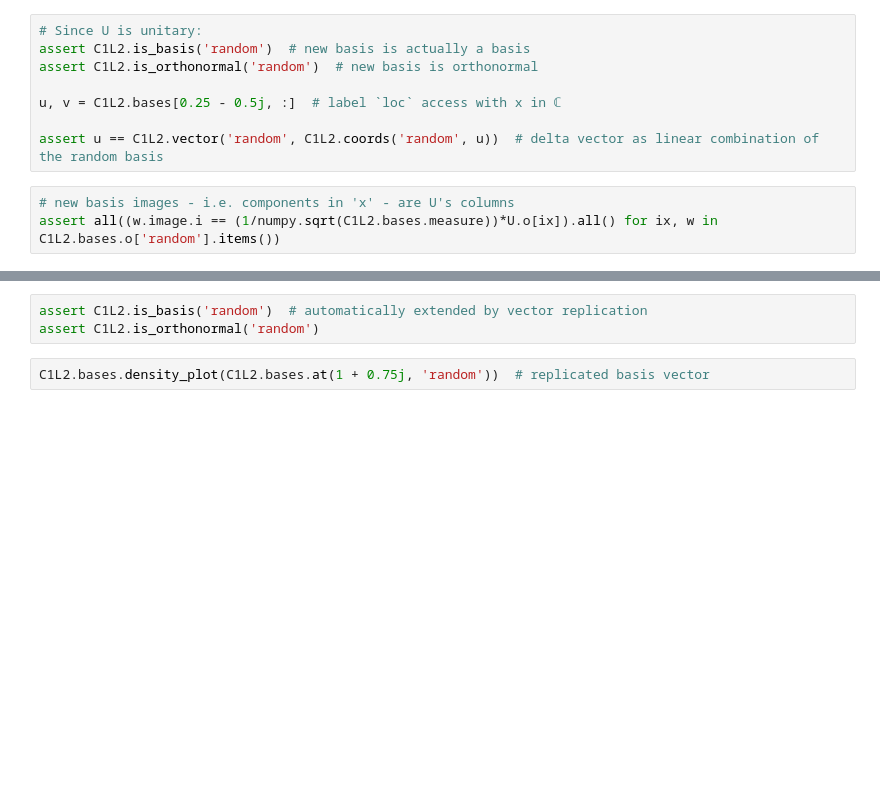
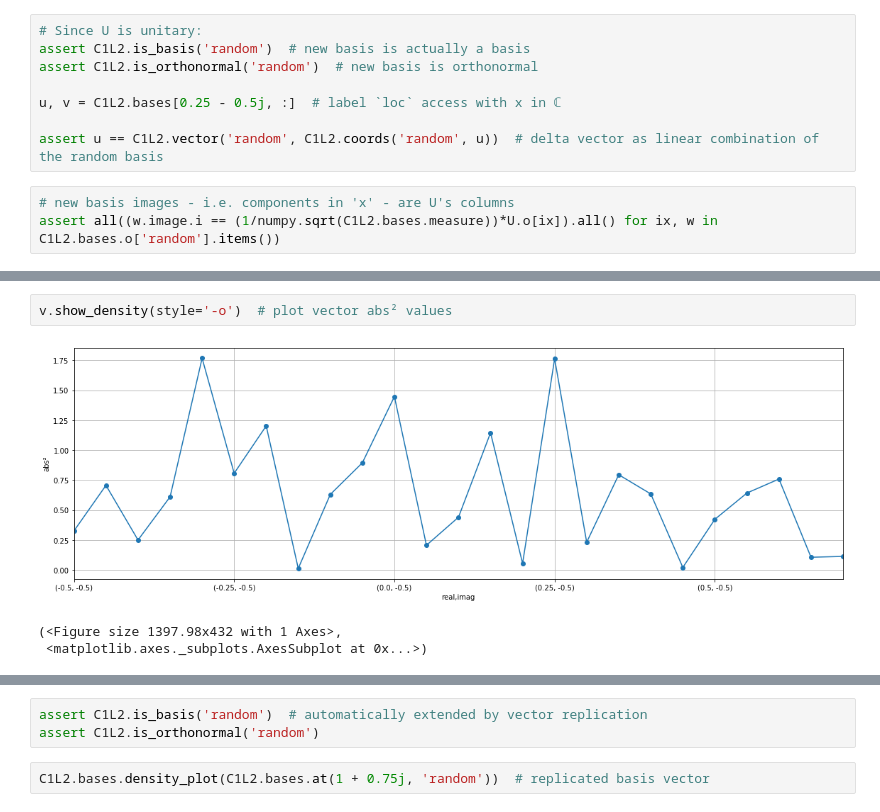
Before and after one commit to dfarre/hilbert-curve, a Jupyter notebook: notebooks/C1-L2-test.ipynb, the cells around one changed output, grey strips where cells are left out. Saved outputs shown, nothing was run; the diff lists cells and outputs as text; blank space fills up the shorter version.

```diff
--- a/notebooks/C1-L2-test.ipynb
+++ b/notebooks/C1-L2-test.ipynb
@@ -46 +54,7 @@ v.plot(style='-o')  # plot a vector
+# %%
+v.show_density(style='-o')  # plot vector abs² values
+# %% [output]
+[figure, added]
+(<Figure size 1397.98x432 with 1 Axes>,
+ <matplotlib.axes._subplots.AxesSubplot at 0x...>)
 # %%
```
Also changed, not shown: parts of 10 cells of this notebook, 8 other files.
